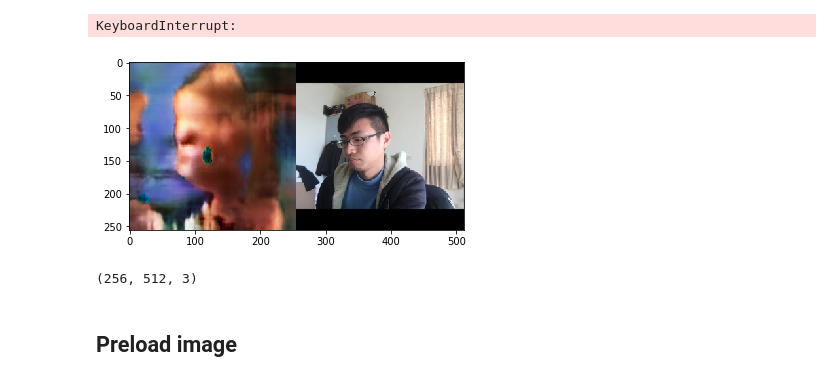
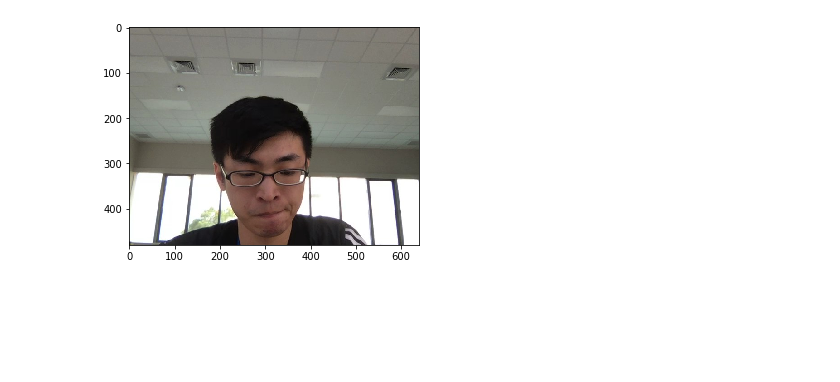
Before and after one commit to andy6804tw/talking-hands-API, a Jupyter notebook: socket/realtime(server).ipynb, the cells around one changed output. Saved outputs shown, nothing was run; the diff lists cells and outputs as text; code cells hidden in the pictures; blank space fills up the shorter version.

Commit message:
add realtime server

```diff
--- a/socket/realtime(server).ipynb
+++ b/socket/realtime(server).ipynb
@@ -34,10 +21,8 @@ import struct ## new
 import zlib
 from PIL import Image, ImageOps
 
-i=0;
 HOST=''
 PORT=8485
-# plt.ion()
 
 s=socket.socket(socket.AF_INET,socket.SOCK_STREAM)
 print('Socket created')
@@ -46,59 +31,34 @@ s.bind((HOST,PORT))
 print('Socket bind complete')
 s.listen(10)
 print('Socket now listening')
 
 conn,addr=s.accept()
 
 data = b""
 payload_size = struct.calcsize(">L")
 print("payload_size: {}".format(payload_size))
 while True:
     while len(data) < payload_size:
-#         print("Recv: {}".format(len(data)))
         data += conn.recv(4096)
-
-#     print("Done Recv: {}".format(len(data)))
+    # receive image row data form client socket
     packed_msg_size = data[:payload_size]
     data = data[payload_size:]
     msg_size = struct.unpack(">L", packed_msg_size)[0]
-#     print("msg_size: {}".format(msg_size))
     while len(data) < msg_size:
         data += conn.recv(4096)
     frame_data = data[:msg_size]
     data = data[msg_size:]
-#     print(type(frame_data))
-
+    # unpack image using pickle
     frame=pickle.loads(frame_data, fix_imports=True, encoding="bytes")
     frame = cv2.imdecode(frame, cv2.IMREAD_COLOR)
     frame = cv2.cvtColor(frame, cv2.COLOR_BGR2RGB)
     # Resize frame
     bimg = ImageOps.expand(Image.fromarray(frame), border=(0, 80, 0, 80)).resize((256, 256), Image.ANTIALIAS)
     image = np.array(bimg)
-    g = generate_moving_image(G, image, e_vector, "cuda:0", fa)
-    # Turn off the axis
-    axis('off')
-    # Title of the window
-    title("Input Stream")
-    # Display the frame
-    frame = np.concatenate((g, image), axis=1)
+    # show realtime image by PIL
     imshow(frame)
     show()
     # Display the frame until new frame is available
     clear_output(wait=True)
-#     conn.send(('my response '+str(i)).encode())
-    i+=1
-#     cv2.imshow('ImageWindow',frame)
-#     cv2.waitKey(1)
 # %% [output]
-KeyboardInterrupt:
+[figure, added]
-# %%
-plt.imshow(frame)
-plt.show()
-# %% [output]
-[figure, removed]
-# %%
-frame.shape
-# %% [output]
-(256, 512, 3)
-# %% [markdown]
-## Preload image
```
Also changed, not shown: parts of 3 cells of this notebook, 2 other files.
